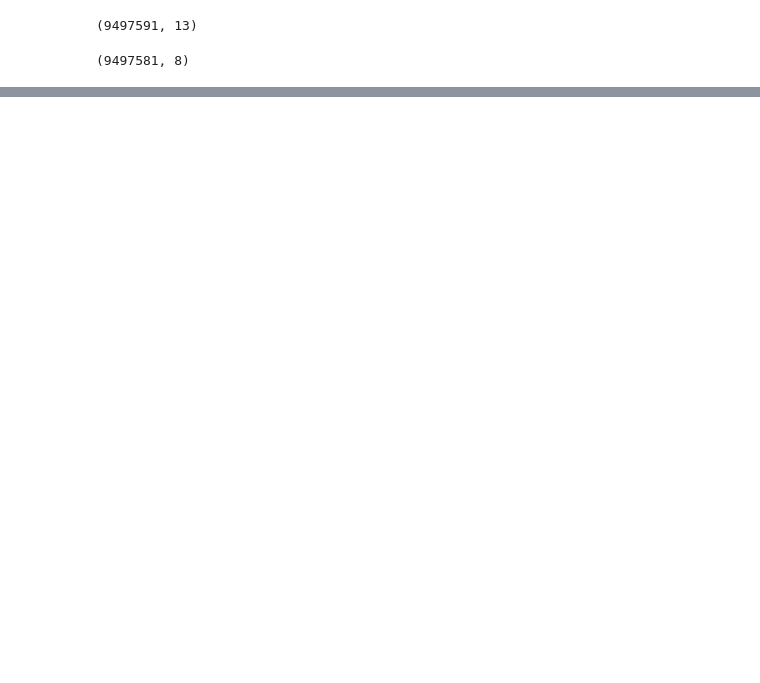
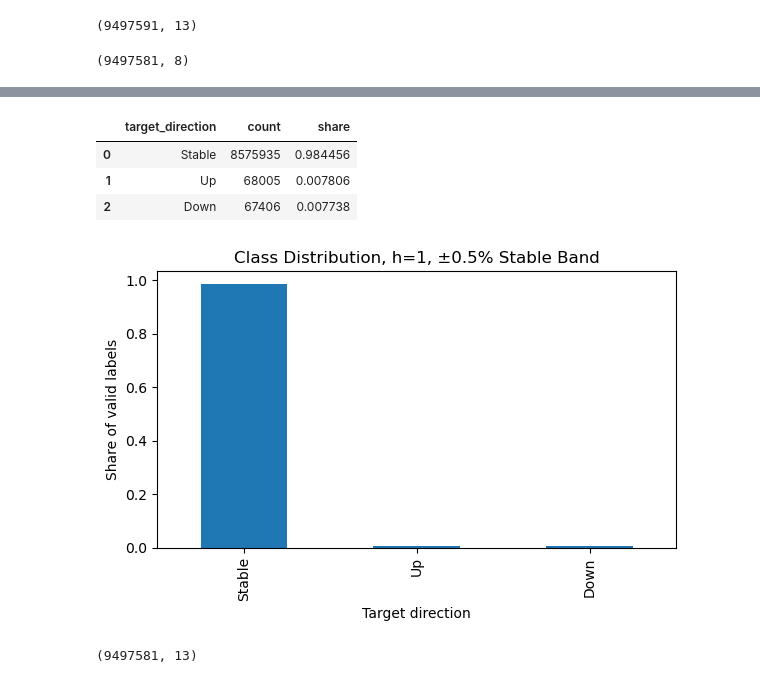
Before and after one commit to kondacharansair-ctrl/supermarket-price-direction, a Jupyter notebook: notebooks/04_label_construction.ipynb, the cells around one changed output, grey strips where cells are left out. Saved outputs shown, nothing was run; the diff lists cells and outputs as text; code cells hidden in the pictures; blank space fills up the shorter version.

Commit message:
Construct price direction labels and sensitivity analysis

```diff
--- a/notebooks/04_label_construction.ipynb
+++ b/notebooks/04_label_construction.ipynb
@@ -45,0 +106,17 @@ label_df.shape
+# %%
+label_df["forward_pct_change_h1"] = np.where(
+    label_df["valid_label_h1"] &
+    (label_df["price"] > 0),
+    ((label_df["future_price_h1"] - label_df["price"]) / label_df["price"]) * 100,
+    np.nan
+)
+
+label_df[[
+    "retailer",
+    "product_id",
+    "date",
+    "price",
+    "future_price_h1",
+    "forward_pct_change_h1",
+    "valid_label_h1"
+]].head(20)
@@ -45,0 +229,19 @@ label_df.shape
+# %%
+valid_class_counts_h1_t05 = (
+    label_df
+    .loc[label_df["valid_label_h1"], "target_direction_h1_t05"]
+    .value_counts()
+    .rename_axis("target_direction")
+    .reset_index(name="count")
+)
+
+valid_class_counts_h1_t05["share"] = (
+    valid_class_counts_h1_t05["count"] / valid_class_counts_h1_t05["count"].sum()
+)
+
+valid_class_counts_h1_t05
+# %% [output]
+|  | target_direction | count | share |
+| 0 | Stable | 8575935 | 0.984456 |
+| 1 | Up | 68005 | 0.007806 |
+| 2 | Down | 67406 | 0.007738 |
@@ -45,0 +253,11 @@ label_df.shape
+# %%
+plt.figure(figsize=(6, 4))
+valid_class_counts_h1_t05.set_index("target_direction")["share"].plot(kind="bar")
+plt.xlabel("Target direction")
+plt.ylabel("Share of valid labels")
+plt.title("Class Distribution, h=1, ±0.5% Stable Band")
+plt.tight_layout()
+plt.savefig(FIG_DIR / "class_distribution_h1_tolerance_0_5.png", dpi=300)
+plt.show()
+# %% [output]
+[figure, added]
@@ -45,0 +269,27 @@ label_df.shape
+# %%
+label_output_cols = [
+    "product_id",
+    "retailer",
+    "category",
+    "date",
+    "price",
+    "own_brand_flag",
+    "capture_gap_before_row",
+    "days_since_previous_capture",
+    "future_date_h1",
+    "future_price_h1",
+    "valid_label_h1",
+    "forward_pct_change_h1",
+    "target_direction_h1_t05",
+]
+
+labelled_h1_t05 = label_df[label_output_cols].copy()
+
+labelled_h1_t05.to_parquet(
+    DATA_DIR / "supermarket_prices_labelled_h1_tolerance_0_5.parquet",
+    index=False
+)
+
+labelled_h1_t05.shape
+# %% [output]
+(9497581, 13)
```
Also changed, not shown: parts of 15 cells of this notebook.
